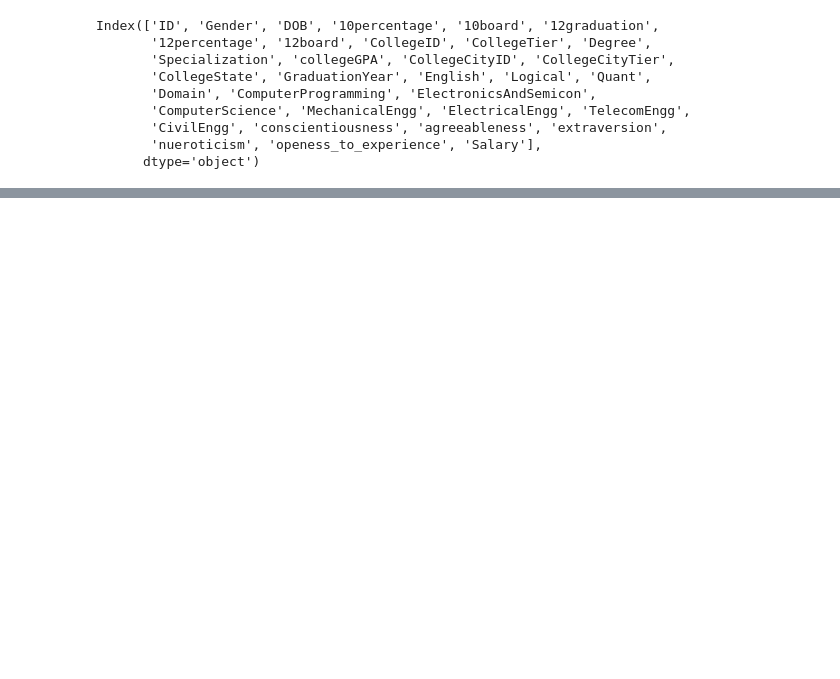
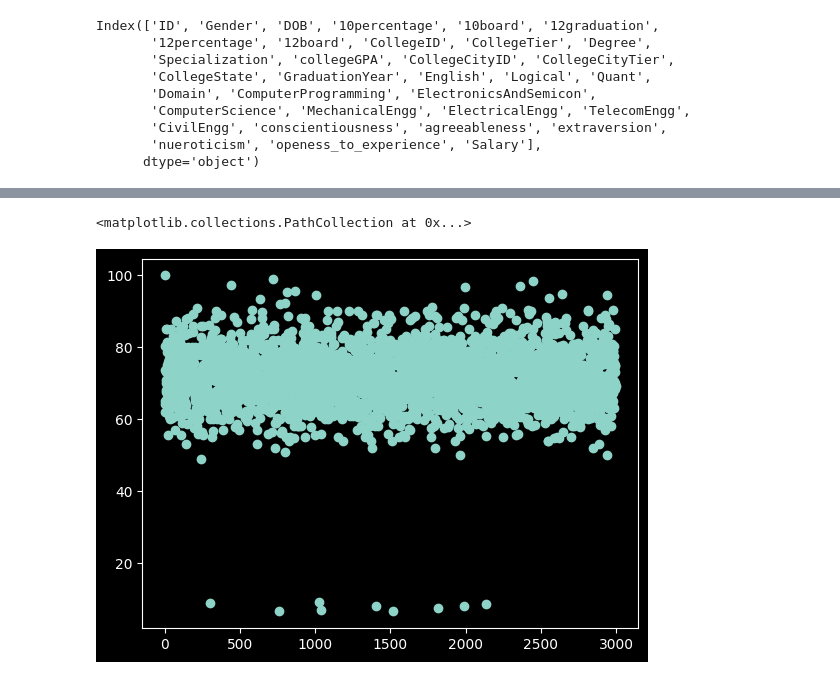
Before and after one commit to Trickster442/Data-Analysis-College-project, a Jupyter notebook: data_anaylysis/College Project/Engineering_graduate_salary.ipynb, the cells around one changed output, grey strips where cells are left out. Drawn from its saved outputs; the diff is of its cells as text; code cells hidden in the pictures; blank space fills up the shorter version.

```diff
--- a/data_anaylysis/College Project/Engineering_graduate_salary.ipynb
+++ b/data_anaylysis/College Project/Engineering_graduate_salary.ipynb
@@ -66,0 +362,5 @@ Index(['ID', 'Gender', 'DOB', '10percentage', '10board', '12graduation',
+# %%
+plt.scatter(df.index, df['collegeGPA'])
+# %% [output]
+<matplotlib.collections.PathCollection at 0x...>
+[figure, added]
```
Also changed, not shown: parts of 38 cells of this notebook.
